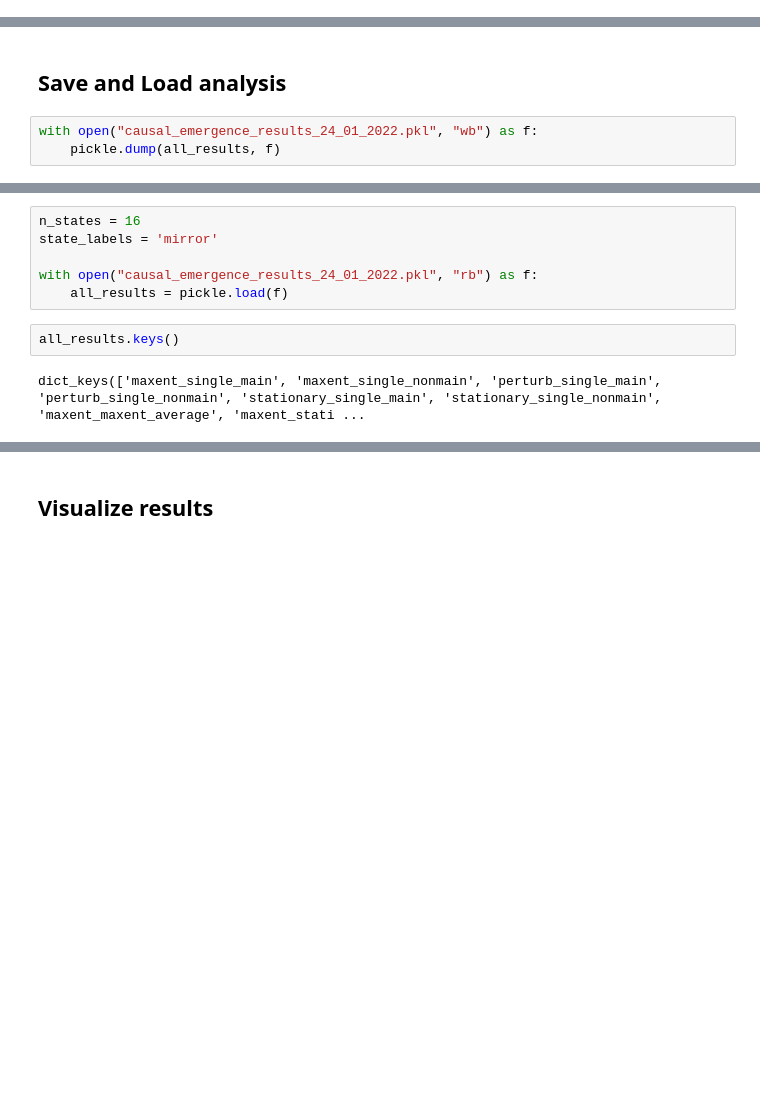
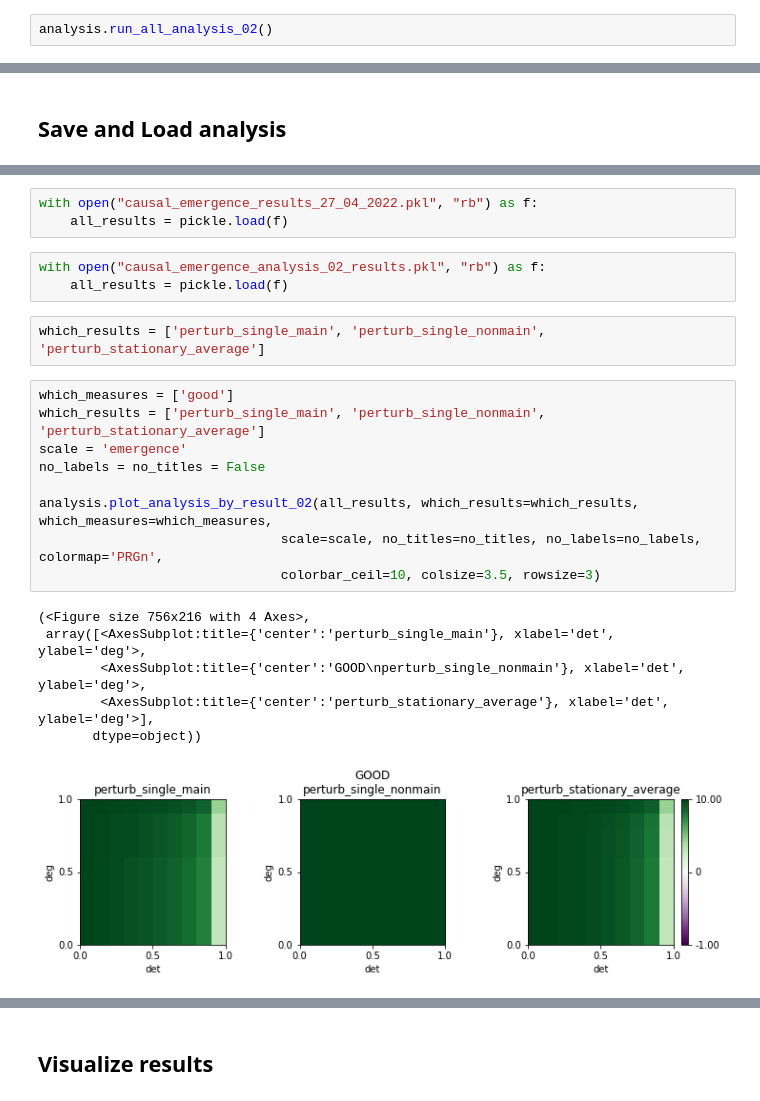
Before and after one commit to renzocom/causal_emergence, a Jupyter notebook: 2021_12 Causal Emergence Paper.ipynb, the cells around one changed output, grey strips where cells are left out. Saved outputs shown, nothing was run; the diff lists cells and outputs as text; blank space fills up the shorter version.

```diff
--- a/2021_12 Causal Emergence Paper.ipynb
+++ b/2021_12 Causal Emergence Paper.ipynb
@@ -321,0 +269,2 @@ stationary stationary
+# %%
+analysis.run_all_analysis_02()
@@ -322,5 +289,2 @@ stationary stationary
 # %% [markdown]
 ## Save and Load analysis
-# %%
-with open("causal_emergence_results_24_01_2022.pkl", "wb") as f:
-    pickle.dump(all_results, f)
@@ -327,10 +295,24 @@ with open("causal_emergence_results_24_01_2022.pkl", "wb") as f:
+# %%
+with open("causal_emergence_results_27_04_2022.pkl", "rb") as f:
+    all_results = pickle.load(f)
 # %%
-n_states = 16
-state_labels = 'mirror'
-
-with open("causal_emergence_results_24_01_2022.pkl", "rb") as f:
+with open("causal_emergence_analysis_02_results.pkl", "rb") as f:
     all_results = pickle.load(f)
-# %%
-all_results.keys()
-# %% [output]
-dict_keys(['maxent_single_main', 'maxent_single_nonmain', 'perturb_single_main', 'perturb_single_nonmain', 'stationary_single_main', 'stationary_single_nonmain', 'maxent_maxent_average', 'maxent_stati ...
+# %%
+which_results = ['perturb_single_main', 'perturb_single_nonmain', 'perturb_stationary_average']
+# %%
+which_measures = ['good']
+which_results = ['perturb_single_main', 'perturb_single_nonmain', 'perturb_stationary_average']
+scale = 'emergence'
+no_labels = no_titles = False
+
+analysis.plot_analysis_by_result_02(all_results, which_results=which_results, which_measures=which_measures,
+                               scale=scale, no_titles=no_titles, no_labels=no_labels, colormap='PRGn',
+                               colorbar_ceil=10, colsize=3.5, rowsize=3)
+# %% [output]
+(<Figure size 756x216 with 4 Axes>,
+ array([<AxesSubplot:title={'center':'perturb_single_main'}, xlabel='det', ylabel='deg'>,
+        <AxesSubplot:title={'center':'GOOD\nperturb_single_nonmain'}, xlabel='det', ylabel='deg'>,
+        <AxesSubplot:title={'center':'perturb_stationary_average'}, xlabel='det', ylabel='deg'>],
+       dtype=object))
+[figure, added]
```
Also changed, not shown: parts of 42 cells of this notebook, 3 other files.
